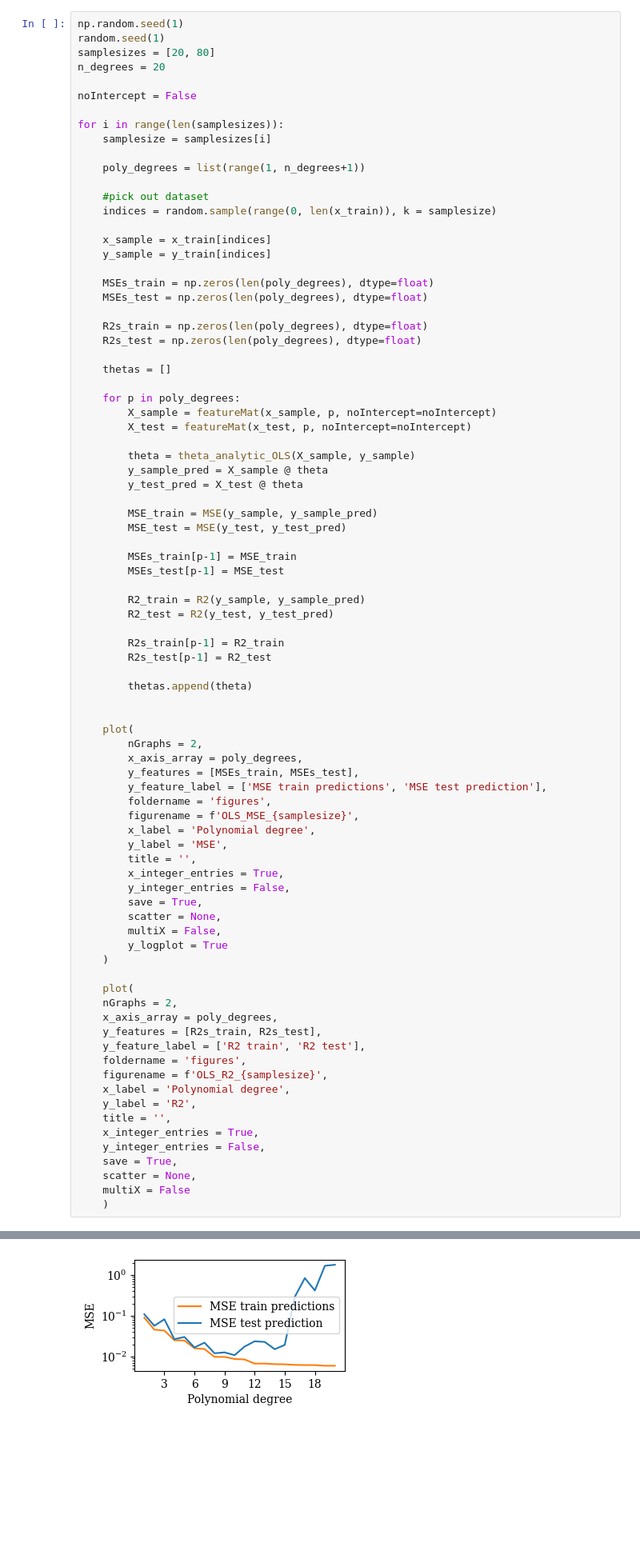
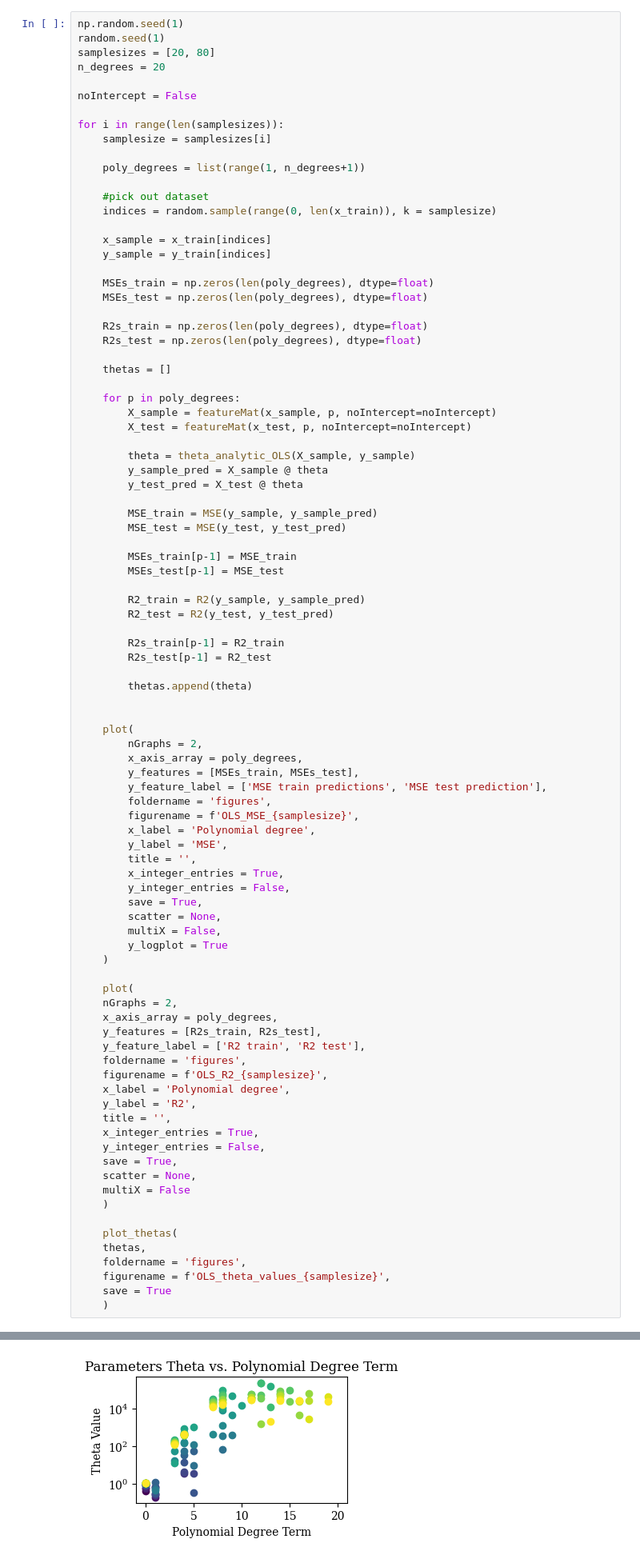
Before and after one commit to yangliu141/Exploration-of-Regression-with-the-Runge-Function, a Jupyter notebook: Code/Showcase_Notebooks/resampling_validation.ipynb, the cells around one changed output, grey strips where cells are left out. Shown at 80% size. Cells and saved outputs as stored; diff of their text form; blank space fills up the shorter version.

Commit message:
Updated plot, resampling_validation

```diff
--- a/Code/Showcase_Notebooks/resampling_validation.ipynb
+++ b/Code/Showcase_Notebooks/resampling_validation.ipynb
@@ -76,31 +76,38 @@ for i in range(len(samplesizes)):
         x_label = 'Polynomial degree',
         y_label = 'MSE',
         title = '',
         x_integer_entries = True,
         y_integer_entries = False,
         save = True,
         scatter = None,
         multiX = False,
         y_logplot = True
     )
 
     plot(
     nGraphs = 2,
     x_axis_array = poly_degrees,
     y_features = [R2s_train, R2s_test],
     y_feature_label = ['R2 train', 'R2 test'],
     foldername = 'figures',
     figurename = f'OLS_R2_{samplesize}',
     x_label = 'Polynomial degree',
     y_label = 'R2',
     title = '',
     x_integer_entries = True,
     y_integer_entries = False,
     save = True,
     scatter = None,
     multiX = False
     )
+
+    plot_thetas(
+    thetas,
+    foldername = 'figures',
+    figurename = f'OLS_theta_values_{samplesize}',
+    save = True
+    )
 # %% [output]
 [figure]
 [figure]
-[figure, old version]
+[figure, new version]
```
Also changed, not shown: parts of 2 cells of this notebook, 8 other files.
